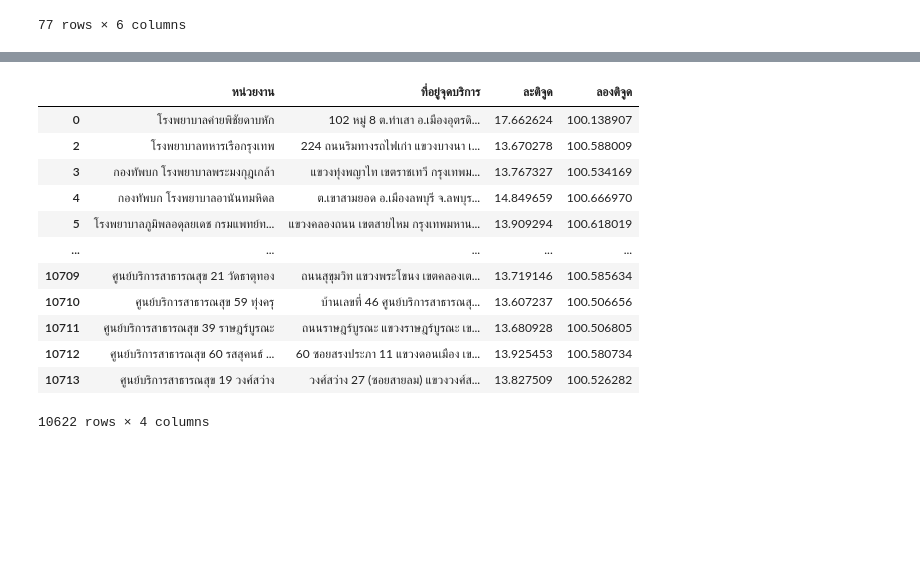
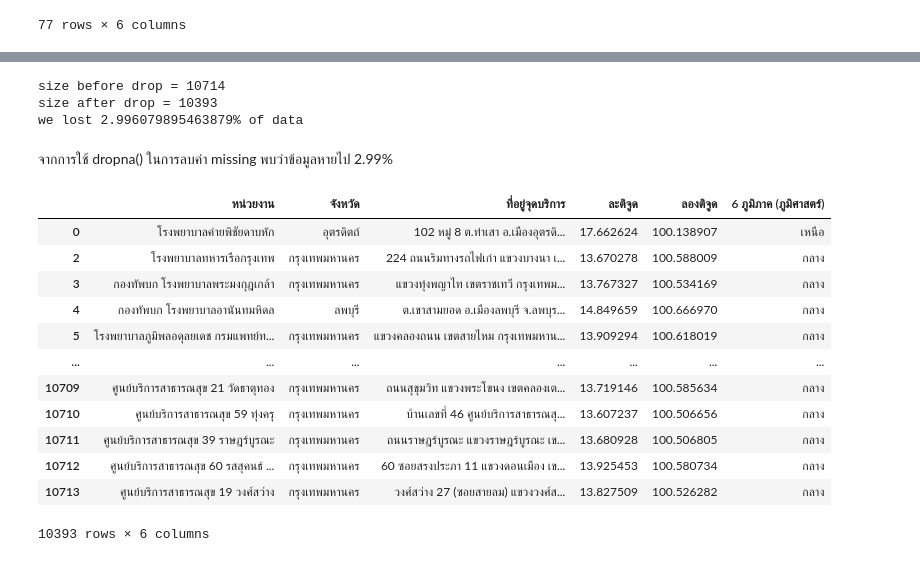
Before and after one commit to Chanakarn06/data_viz_2022, a Jupyter notebook: Project.ipynb, the cells around one changed output, grey strips where cells are left out. Saved outputs shown, nothing was run; the diff lists cells and outputs as text; code cells hidden in the pictures; blank space fills up the shorter version.

```diff
--- a/Project.ipynb
+++ b/Project.ipynb
@@ -13,4 +17,4 @@ path = '/content/drive/My Drive/Project_Dashboard2022'
 # %%
-data1 = pd.read_excel(os.path.join(path,'citizeninfo_health_20200314 (3).xlsx'))
+data1 = pd.read_excel(os.path.join(path,'citizeninfo_health_20200314 (5).xlsx'))
 data1
 # %% [output]
@@ -311,0 +508,3 @@ data_df
+# %%
+data1_cut = data1[['หน่วยงาน','จังหวัด','ที่อยู่จุดบริการ','ละติจูด','ลองติจูด']]  # เลือกมาแค่ข้อมูลที่ต้องการ
+data1_cut
@@ -311,0 +525,4 @@ data_df
+# %%
+data1_merged = data1_cut.merge(data6,how='left',left_on='จังหวัด',right_on='จังหวัด')
+data1_merged
+#เชื่อมตาราง data1_cut และ data6 โดยใช้ จังหวัด เป็นตัวเชื่อมอ้างอิง เพราะเราจะพิจารณาข้อมูลที่มีค่าข้อมูลเหมือนกัน
@@ -311,0 +543,3 @@ data_df
+# %%
+data1_cut2 = data1_merged[['หน่วยงาน','จังหวัด','ที่อยู่จุดบริการ','ละติจูด','ลองติจูด','6 ภูมิภาค (ภูมิศาสตร์)']]  # เลือกข้อมูลที่ต้องการ
+data1_cut2
@@ -312,17 +586,28 @@ data_df
+# %%
+removes = data1_cut2.shape[0] - data1_cut2.dropna().shape[0]
+print(f'size before drop = {data1_cut2.shape[0]}')
+print(f'size after drop = {data1_cut2.dropna().shape[0]}')
+print(f'we lost {100*(removes/data1_cut2.shape[0])}% of data')
+# %% [output]
+size before drop = 10714
+size after drop = 10393
+we lost 2.996079895463879% of data
+# %% [markdown]
+จากการใช้ dropna() ในการลบค่า missing พบว่าข้อมูลหายไป 2.99%
 # %%
-data_gps = data1_cut.dropna()
+data_gps = data1_cut2.dropna()
 data_gps
 # %% [output]
-|  | หน่วยงาน | ที่อยู่จุดบริการ | ละติจูด | ลองติจูด |
-| 0 | โรงพยาบาลค่ายพิชัยดาบหัก | 102 หมู่ 8 ต.ท่าเสา อ.เมืองอุตรดิ... | 17.662624 | 100.138907 |
-| 2 | โรงพยาบาลทหารเรือกรุงเทพ | 224 ถนนริมทางรถไฟเก่า แขวงบางนา เ... | 13.670278 | 100.588009 |
-| 3 | กองทัพบก โรงพยาบาลพระมงกุฎเกล้า | แขวงทุ่งพญาไท เขตราชเทวี กรุงเทพม... | 13.767327 | 100.534169 |
-| 4 | กองทัพบก โรงพยาบาลอานันทมหิดล | ต.เขาสามยอด อ.เมืองลพบุรี จ.ลพบุร... | 14.849659 | 100.666970 |
-| 5 | โรงพยาบาลภูมิพลอดุลยเดช กรมแพทย์ท... | แขวงคลองถนน เขตสายไหม กรุงเทพมหาน... | 13.909294 | 100.618019 |
-| ... | ... | ... | ... | ... |
-| 10709 | ศูนย์บริการสาธารณสุข 21 วัดธาตุทอง | ถนนสุขุมวิท แขวงพระโขนง เขตคลองเต... | 13.719146 | 100.585634 |
-| 10710 | ศูนย์บริการสาธารณสุข 59 ทุ่งครุ | บ้านเลขที่ 46 ศูนย์บริการสาธารณสุ... | 13.607237 | 100.506656 |
-| 10711 | ศูนย์บริการสาธารณสุข 39 ราษฎร์บูรณะ | ถนนราษฎร์บูรณะ แขวงราษฎร์บูรณะ เข... | 13.680928 | 100.506805 |
-| 10712 | ศูนย์บริการสาธารณสุข 60 รสสุคนธ์ ... | 60 ซอยสรงประภา 11 แขวงดอนเมือง เข... | 13.925453 | 100.580734 |
-| 10713 | ศูนย์บริการสาธารณสุข 19 วงศ์สว่าง | วงศ์สว่าง 27 (ซอยสายลม) แขวงวงศ์ส... | 13.827509 | 100.526282 |
+|  | หน่วยงาน | จังหวัด | ที่อยู่จุดบริการ | ละติจูด | ลองติจูด | 6 ภูมิภาค (ภูมิศาสตร์) |
+| 0 | โรงพยาบาลค่ายพิชัยดาบหัก | อุตรดิตถ์ | 102 หมู่ 8 ต.ท่าเสา อ.เมืองอุตรดิ... | 17.662624 | 100.138907 | เหนือ |
+| 2 | โรงพยาบาลทหารเรือกรุงเทพ | กรุงเทพมหานคร | 224 ถนนริมทางรถไฟเก่า แขวงบางนา เ... | 13.670278 | 100.588009 | กลาง |
+| 3 | กองทัพบก โรงพยาบาลพระมงกุฎเกล้า | กรุงเทพมหานคร | แขวงทุ่งพญาไท เขตราชเทวี กรุงเทพม... | 13.767327 | 100.534169 | กลาง |
+| 4 | กองทัพบก โรงพยาบาลอานันทมหิดล | ลพบุรี | ต.เขาสามยอด อ.เมืองลพบุรี จ.ลพบุร... | 14.849659 | 100.666970 | กลาง |
+| 5 | โรงพยาบาลภูมิพลอดุลยเดช กรมแพทย์ท... | กรุงเทพมหานคร | แขวงคลองถนน เขตสายไหม กรุงเทพมหาน... | 13.909294 | 100.618019 | กลาง |
+| ... | ... | ... | ... | ... | ... | ... |
+| 10709 | ศูนย์บริการสาธารณสุข 21 วัดธาตุทอง | กรุงเทพมหานคร | ถนนสุขุมวิท แขวงพระโขนง เขตคลองเต... | 13.719146 | 100.585634 | กลาง |
+| 10710 | ศูนย์บริการสาธารณสุข 59 ทุ่งครุ | กรุงเทพมหานคร | บ้านเลขที่ 46 ศูนย์บริการสาธารณสุ... | 13.607237 | 100.506656 | กลาง |
+| 10711 | ศูนย์บริการสาธารณสุข 39 ราษฎร์บูรณะ | กรุงเทพมหานคร | ถนนราษฎร์บูรณะ แขวงราษฎร์บูรณะ เข... | 13.680928 | 100.506805 | กลาง |
+| 10712 | ศูนย์บริการสาธารณสุข 60 รสสุคนธ์ ... | กรุงเทพมหานคร | 60 ซอยสรงประภา 11 แขวงดอนเมือง เข... | 13.925453 | 100.580734 | กลาง |
+| 10713 | ศูนย์บริการสาธารณสุข 19 วงศ์สว่าง | กรุงเทพมหานคร | วงศ์สว่าง 27 (ซอยสายลม) แขวงวงศ์ส... | 13.827509 | 100.526282 | กลาง |
-10622 rows × 4 columns
+10393 rows × 6 columns
```
Also changed, not shown: parts of 79 cells of this notebook.
